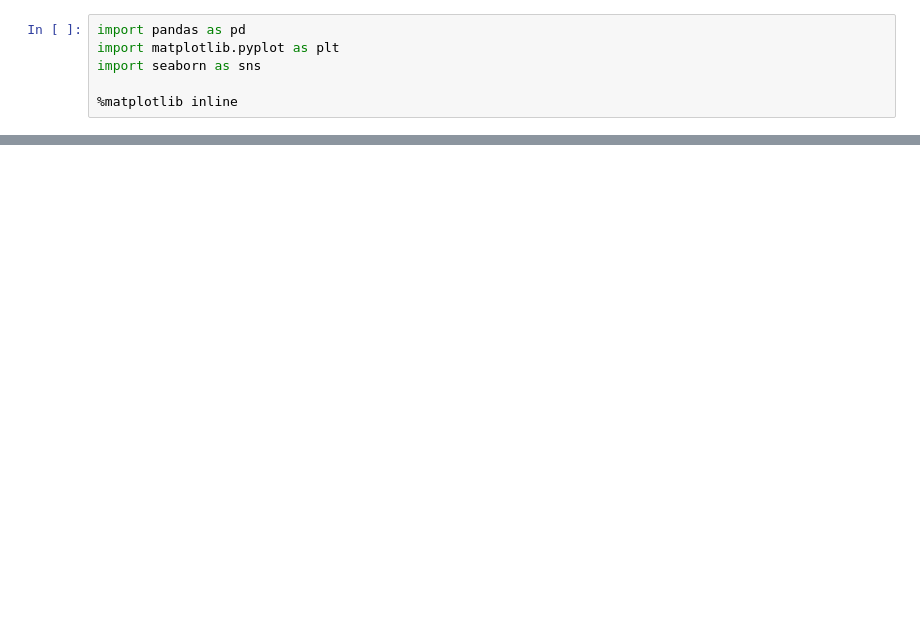
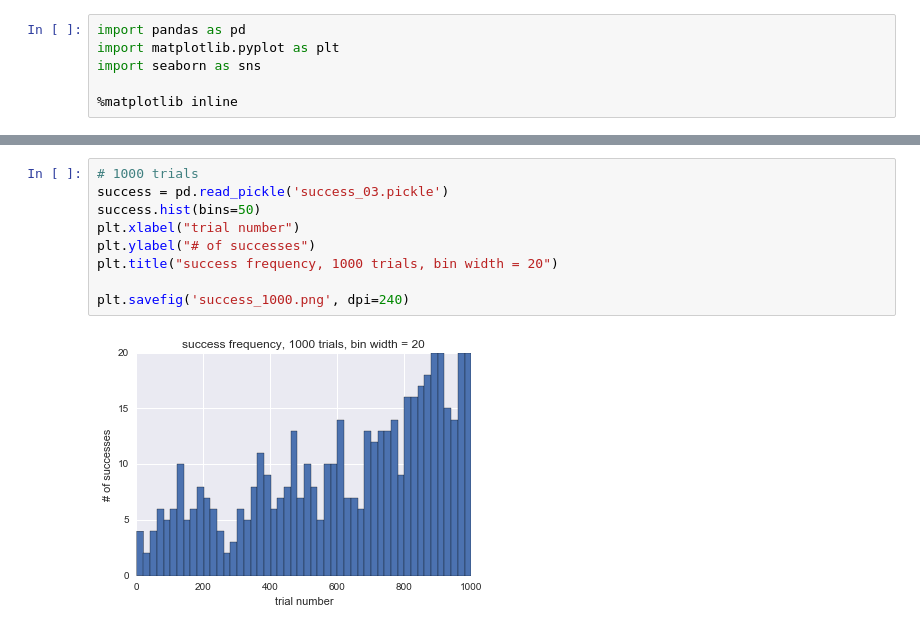
Before and after one commit to sharpround/smartcab, a Jupyter notebook: results.ipynb, the cells around one changed output, grey strips where cells are left out. Saved outputs shown, nothing was run; the diff lists cells and outputs as text; blank space fills up the shorter version.

```diff
--- a/results.ipynb
+++ b/results.ipynb
@@ -43,0 +27,11 @@ plt.plot([0.0, 100.0], [0.7, 0.1])
+# %%
+# 1000 trials
+success = pd.read_pickle('success_03.pickle')
+success.hist(bins=50)
+plt.xlabel("trial number")
+plt.ylabel("# of successes")
+plt.title("success frequency, 1000 trials, bin width = 20")
+
+plt.savefig('success_1000.png', dpi=240)
+# %% [output]
+[figure, added]
```
Also changed, not shown: parts of 4 cells of this notebook, 3 other files.
